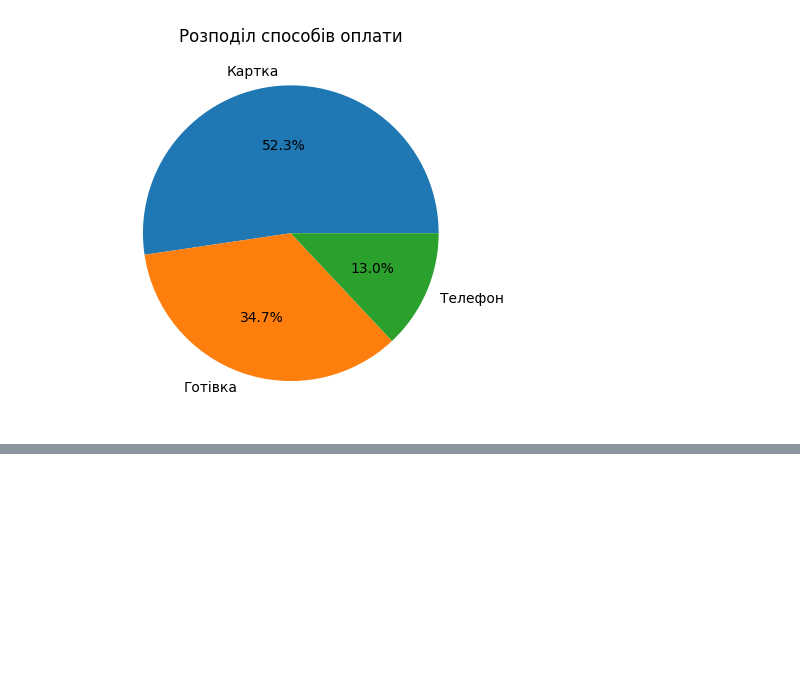
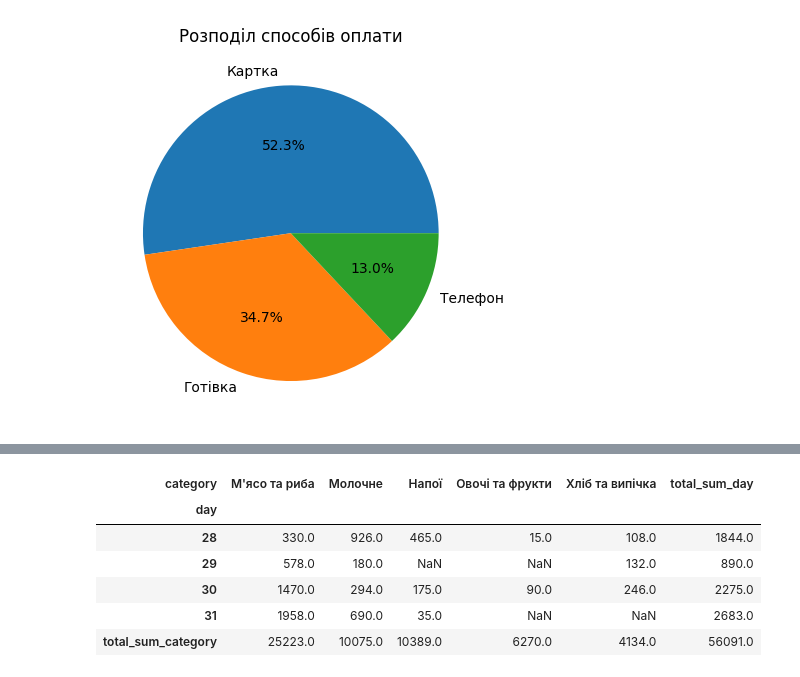
Before and after one commit to Wilson1994/DTA-2026, a Jupyter notebook: classmade/2_store_sales_analysis.ipynb, the cells around one changed output, grey strips where cells are left out. Saved outputs shown, nothing was run; the diff lists cells and outputs as text; code cells hidden in the pictures; blank space fills up the shorter version.

```diff
--- a/classmade/2_store_sales_analysis.ipynb
+++ b/classmade/2_store_sales_analysis.ipynb
@@ -698,0 +723,13 @@ plt.show()
+# %%
+pivot = df.groupby(['day', 'category'])['total_uah'].sum().unstack()
+pivot['total_sum_day'] = pivot.sum(axis=1)
+pivot.loc['total_sum_category'] = pivot.sum(axis=0)
+pivot.tail(5)
+# %% [output]
+| category | М'ясо та риба | Молочне | Напої | Овочі та фрукти | Хліб та випічка | total_sum_day |
+| day |  |  |  |  |  |  |
+| 28 | 330.0 | 926.0 | 465.0 | 15.0 | 108.0 | 1844.0 |
+| 29 | 578.0 | 180.0 | NaN | NaN | 132.0 | 890.0 |
+| 30 | 1470.0 | 294.0 | 175.0 | 90.0 | 246.0 | 2275.0 |
+| 31 | 1958.0 | 690.0 | 35.0 | NaN | NaN | 2683.0 |
+| total_sum_category | 25223.0 | 10075.0 | 10389.0 | 6270.0 | 4134.0 | 56091.0 |
```
Also changed, not shown: parts of 8 cells of this notebook.
